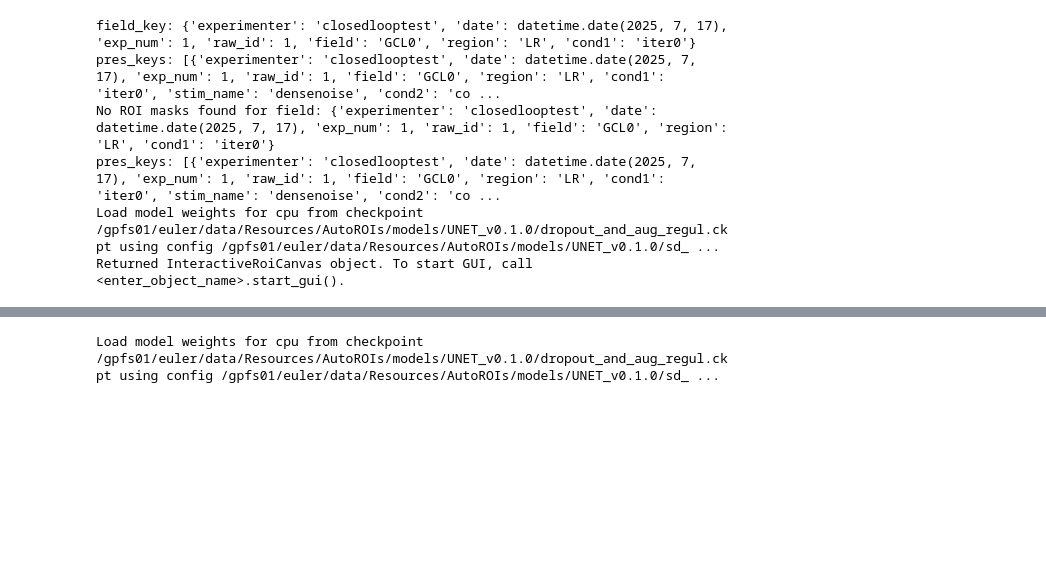
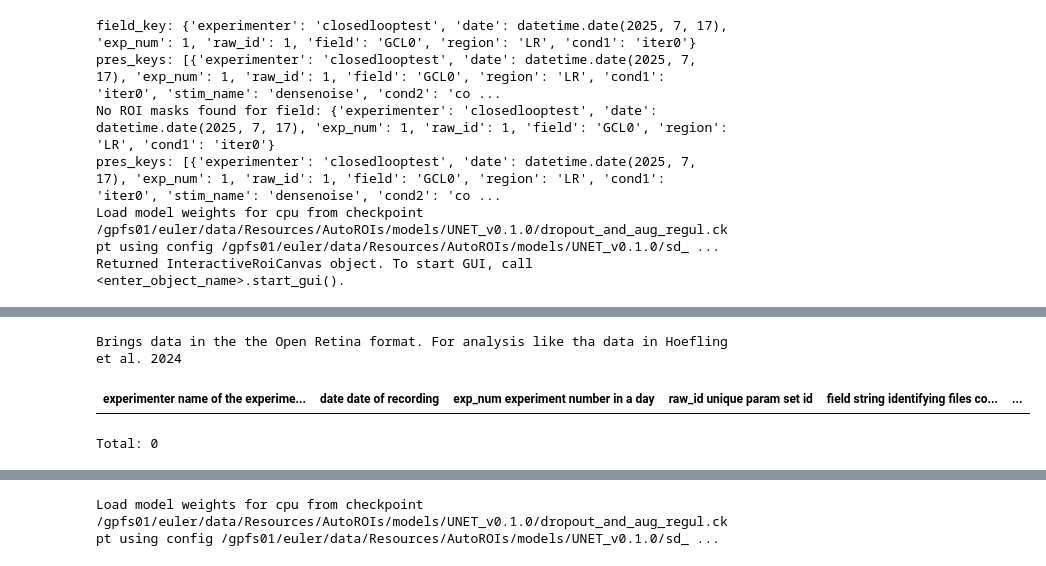
Before and after one commit to SamuelSuhai/model_in_the_loop, a Jupyter notebook: notebooks/gui/online_analysis_visualization.ipynb, the cells around one changed output, grey strips where cells are left out. Saved outputs shown, nothing was run; the diff lists cells and outputs as text; code cells hidden in the pictures; blank space fills up the shorter version.

```diff
--- a/notebooks/gui/online_analysis_visualization.ipynb
+++ b/notebooks/gui/online_analysis_visualization.ipynb
@@ -183,5 +165,12 @@ Found 4 files in 1 fields for key={'experimenter': 'closedlooptest', 'date': dat
         Adding field: `{'field': 'GCL0', 'region': 'LR', 'cond1': 'iter0', 'experimenter': 'closedlooptest', 'date': datetime.date(2025, 7, 17), 'exp_num': 1, 'raw_id': 1}`
 # %%
 missing_keys = dj_table_holder("RoiMask")().list_missing_field()
-field_key = missing_keys[0]
-missing_keys
+if len(missing_keys) == 1:
+    field_key = missing_keys[0]
+elif len(missing_keys) > 1:
+    raise ValueError(f"Multiple missing fields found: {missing_keys}")
+else:
+    print("No missing fields found, using the last field key.")
+    all_field_key = dj_table_holder("Field")().proj().fetch(as_dict=True)
+    field_key = all_field_key[-1]
+    print(f"Field key: {field_key}")
@@ -271,2 +251,8 @@ Arguments: ()
+# %%
+dj_table_holder("OpenRetinaHoeflingFormat")() & field_key
+# %% [output]
+Brings data in the the Open Retina format. For analysis like tha data in Hoefling et al. 2024
+| experimenter name of the experime... | date date of recording | exp_num experiment number in a day | raw_id unique param set id | field string identifying files co... | ... |
+Total: 0
 # %%
 random_seed_mei_wrapper.compute_analysis(field_key=field_key,
```
Also changed, not shown: parts of 27 cells of this notebook, 5 other files.
